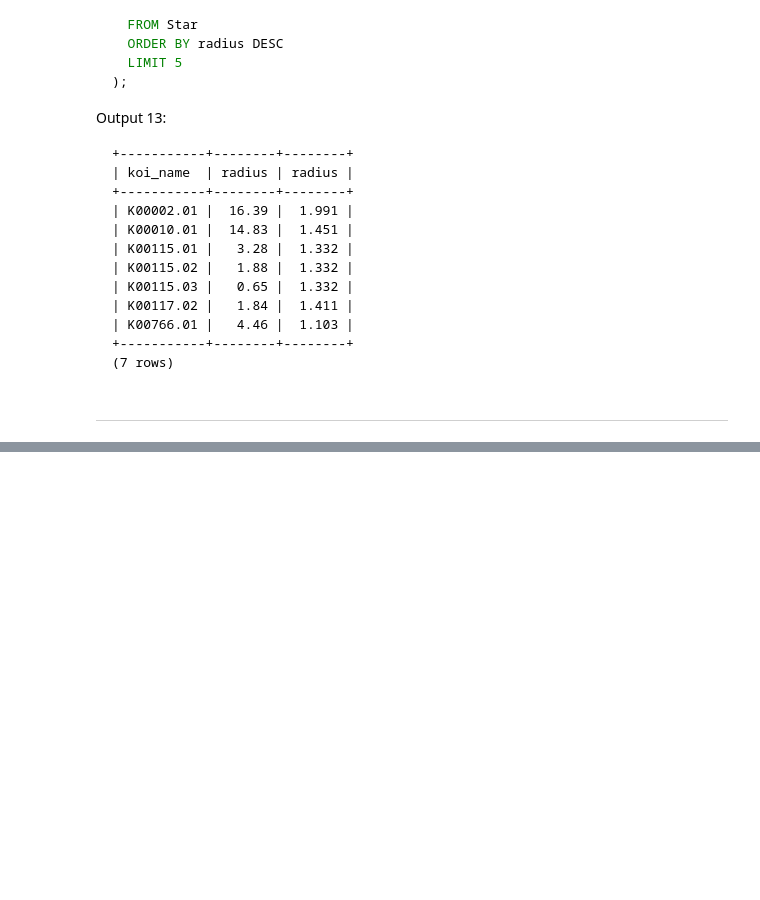
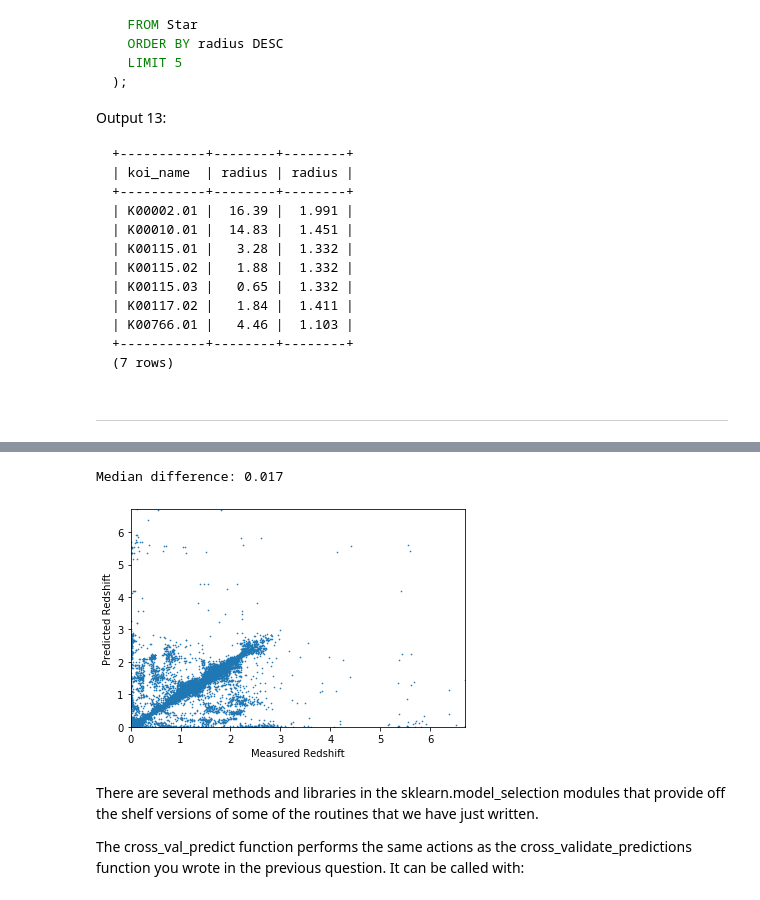
Before and after one commit to sidchaini/Data-Driven-Astronomy, a Jupyter notebook: Data Driven Astronomy.ipynb, the cells around one changed output, grey strips where cells are left out. Saved outputs shown, nothing was run; the diff lists cells and outputs as text; code cells hidden in the pictures; blank space fills up the shorter version.

```diff
--- a/Data Driven Astronomy.ipynb
+++ b/Data Driven Astronomy.ipynb
@@ -948,0 +1704,51 @@ Output 13:
+# %%
+def cross_validate_predictions(model, features, targets, k):
+    kf = KFold(n_splits=k, shuffle=True)
+
+    # declare an array for predicted redshifts from each iteration
+    all_predictions = np.zeros_like(targets)
+
+    for train_indices, test_indices in kf.split(features):
+        # split the data into training and testing
+        train_features, test_features = features[train_indices], features[test_indices]
+        train_targets, test_targets = targets[train_indices], targets[test_indices]
+
+        # fit the model for the current set
+        model.fit(train_features, train_targets)
+        # predict using the model
+        predictions = model.predict(test_features)
+        # put the predicted values in the all_predictions array defined above
+        all_predictions[test_indices] = predictions
+
+    # return the predictions
+    return all_predictions
+
+
+if __name__ == "__main__":
+#     data = np.load('./sdss_galaxy_colors.npy')
+#     features, targets = get_features_targets(data)
+
+    # initialize model
+    dtr = DecisionTreeRegressor(max_depth=19)
+
+    # call your cross validation function
+    predictions = cross_validate_predictions(dtr, features, targets, 10)
+
+    # calculate and print the rmsd as a sanity check
+    diffs = median_diff(predictions, targets)
+    print('Median difference: {:.3f}'.format(diffs))
+
+    # plot the results to see how well our model looks
+    plt.scatter(targets, predictions, s=0.4)
+    plt.xlim((0, targets.max()))
+    plt.ylim((0, predictions.max()))
+    plt.xlabel('Measured Redshift')
+    plt.ylabel('Predicted Redshift')
+    plt.show()
+# %% [output]
+Median difference: 0.017
+[figure, added]
+# %% [markdown]
+There are several methods and libraries in the sklearn.model_selection modules that provide off the shelf versions of some of the routines that we have just written.
+
+The cross_val_predict function performs the same actions as the cross_validate_predictions function you wrote in the previous question. It can be called with:
```
Also changed, not shown: parts of 77 cells of this notebook, 1 other file.
